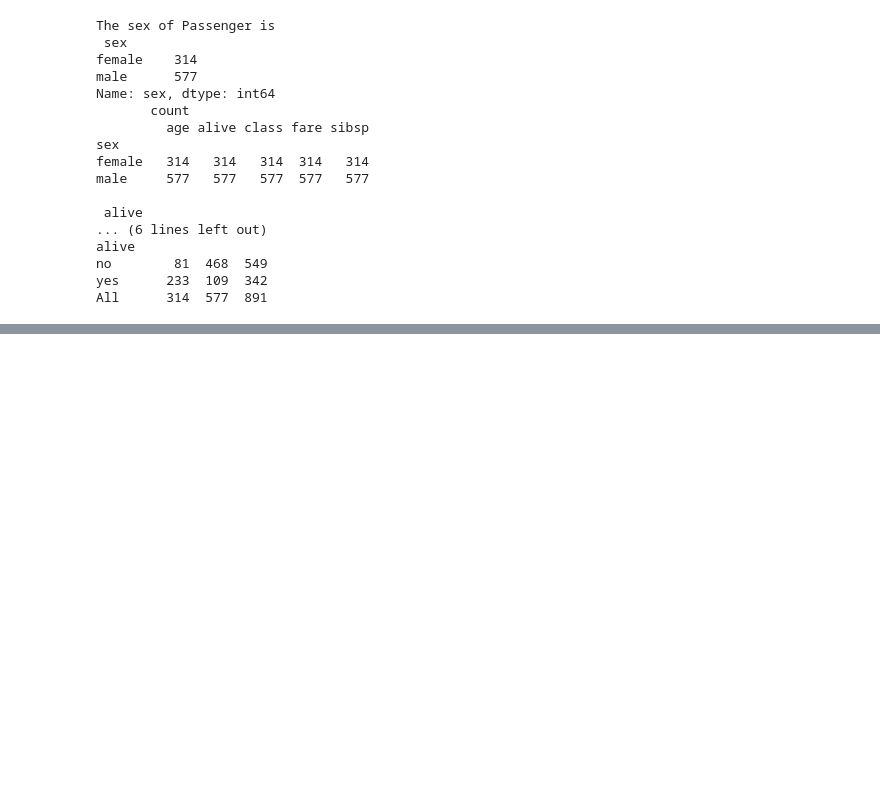
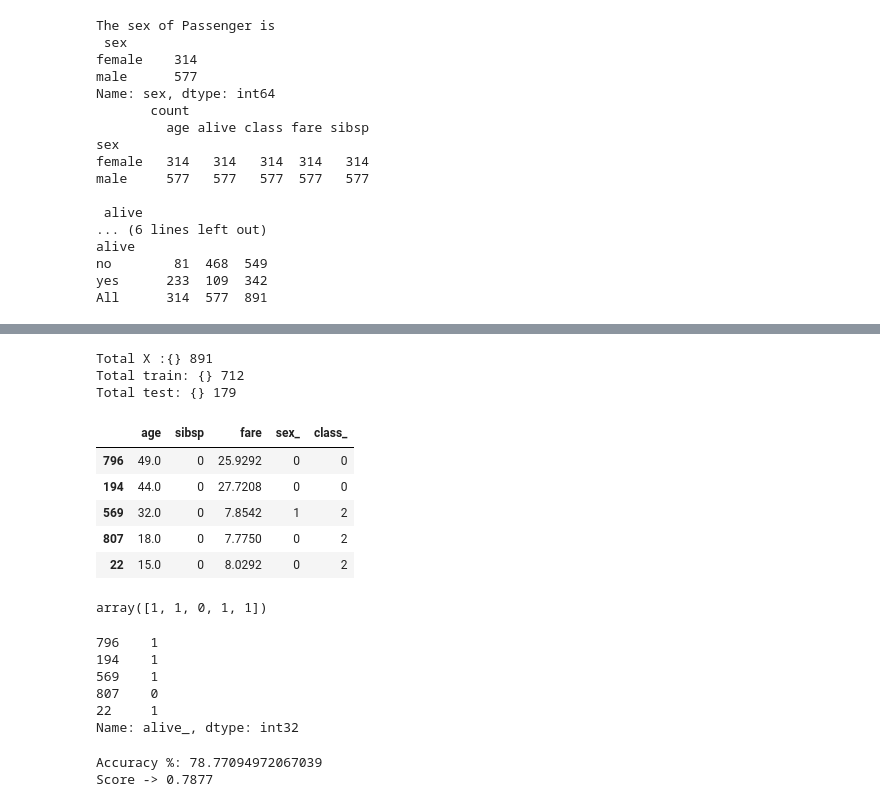
Before and after one commit to CHATNARIN/Python-guide, a Jupyter notebook: titanic.ipynb, the cells around one changed output, grey strips where cells are left out. Drawn from its saved outputs; the diff is of its cells as text; code cells hidden in the pictures; blank space fills up the shorter version.

```diff
--- a/titanic.ipynb
+++ b/titanic.ipynb
@@ -167,0 +243,41 @@ All      314  577  891
+# %%
+from sklearn.model_selection import train_test_split
+from sklearn.metrics import accuracy_score
+
+X_train, X_test, y_train, y_test = train_test_split(X,y, test_size=0.2)  # 20% for test , 80% for train
+# %%
+print('Total X :{}',format(len(X)))
+print('Total train: {}',format(len(X_train)))
+print('Total test: {}',format(len(X_test)))
+X_test[:5]
+# %% [output]
+Total X :{} 891
+Total train: {} 712
+Total test: {} 179
+|  | age | sibsp | fare | sex_ | class_ |
+| 796 | 49.0 | 0 | 25.9292 | 0 | 0 |
+| 194 | 44.0 | 0 | 27.7208 | 0 | 0 |
+| 569 | 32.0 | 0 | 7.8542 | 1 | 2 |
+| 807 | 18.0 | 0 | 7.7750 | 0 | 2 |
+| 22 | 15.0 | 0 | 8.0292 | 0 | 2 |
+# %%
+model_DT.fit(X_train, y_train)
+y_predict_DT = model_DT.predict(X_test)
+y_predict_DT[:5]
+# %% [output]
+array([1, 1, 0, 1, 1])
+# %%
+y_test[:5]
+# %% [output]
+796    1
+194    1
+569    1
+807    0
+22     1
+Name: alive_, dtype: int32
+# %%
+print('Accuracy %: {}'.format(accuracy_score(y_test, y_predict_DT)*100))   # score is a bit low
+print('Score -> {:.4f}'.format(model_DT.score(X_test,y_test)))
+# %% [output]
+Accuracy %: 78.77094972067039
+Score -> 0.7877
```
Also changed, not shown: parts of 22 cells of this notebook.
